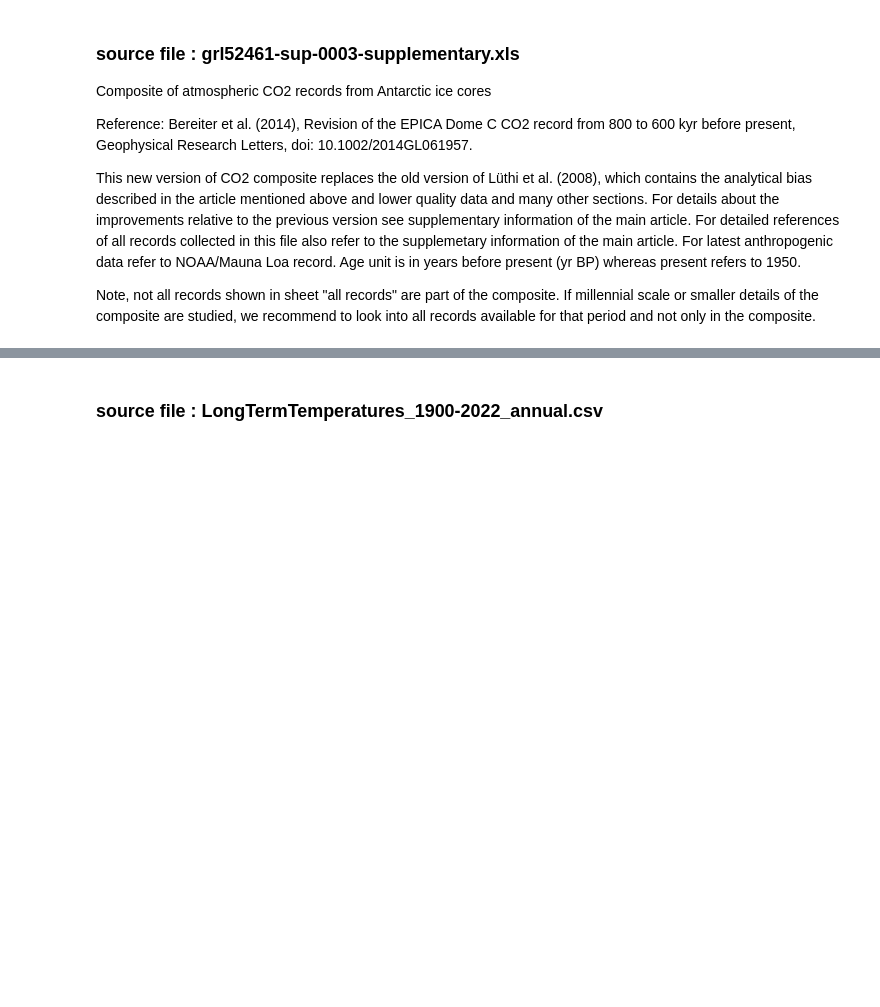
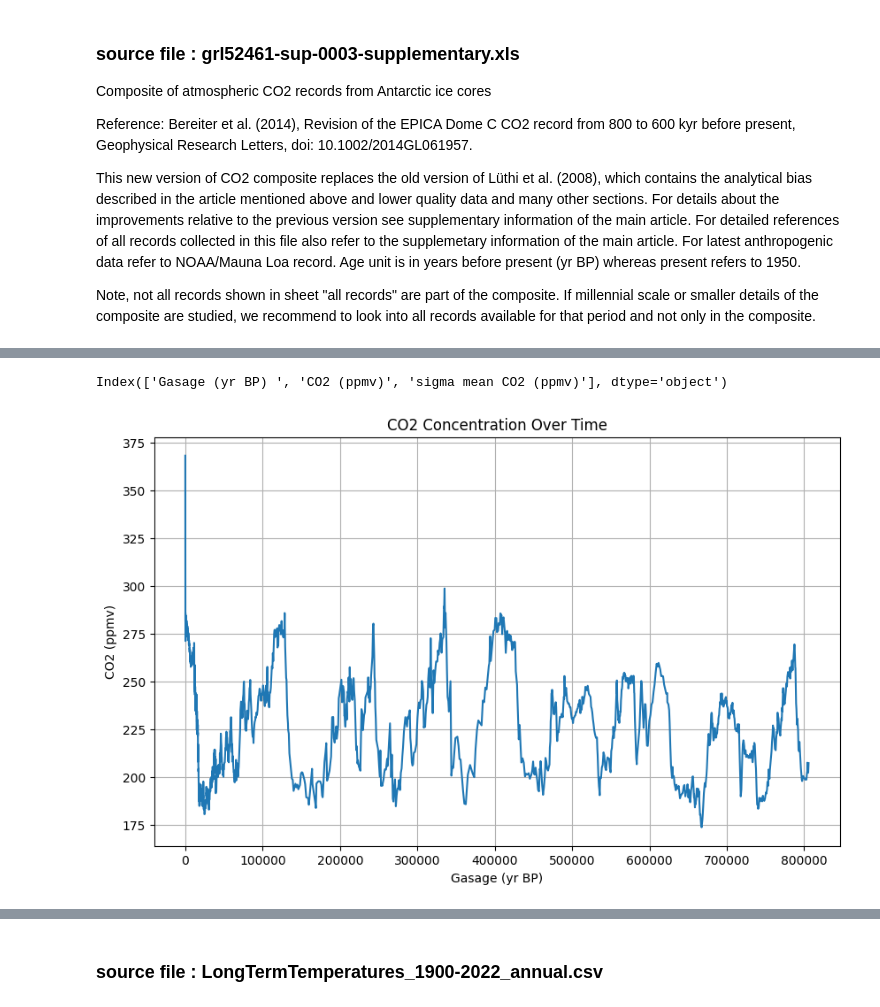
Before and after one commit to SofiMetel/prog_for_da2, a Jupyter notebook: project2.ipynb, the cells around one changed output, grey strips where cells are left out. Drawn from its saved outputs; the diff is of its cells as text; code cells hidden in the pictures; blank space fills up the shorter version.

```diff
--- a/project2.ipynb
+++ b/project2.ipynb
@@ -375,0 +555,3 @@ If millennial scale or smaller details of the composite are studied, we recommen
+# %%
+ipcc_co2_composite = pd.read_excel('datasets/grl52461-sup-0003-supplementary.xls', sheet_name='CO2 Composite',skiprows=7, header=7)
+ipcc_co2_composite
@@ -375,0 +572,14 @@ If millennial scale or smaller details of the composite are studied, we recommen
+# %%
+ipcc_co2_composite.columns
+# %% [output]
+Index(['Gasage (yr BP) ', 'CO2 (ppmv)', 'sigma mean CO2 (ppmv)'], dtype='object')
+# %%
+plt.figure(figsize=(10, 6))
+plt.plot(ipcc_co2_composite['Gasage (yr BP) '], ipcc_co2_composite['CO2 (ppmv)'], linestyle='-')
+plt.title('CO2 Concentration Over Time')
+plt.xlabel('Gasage (yr BP)')
+plt.ylabel('CO2 (ppmv)')
+plt.grid(True)
+plt.show()
+# %% [output]
+[figure, added]
```
Also changed, not shown: parts of 42 cells of this notebook, 21 other files.
